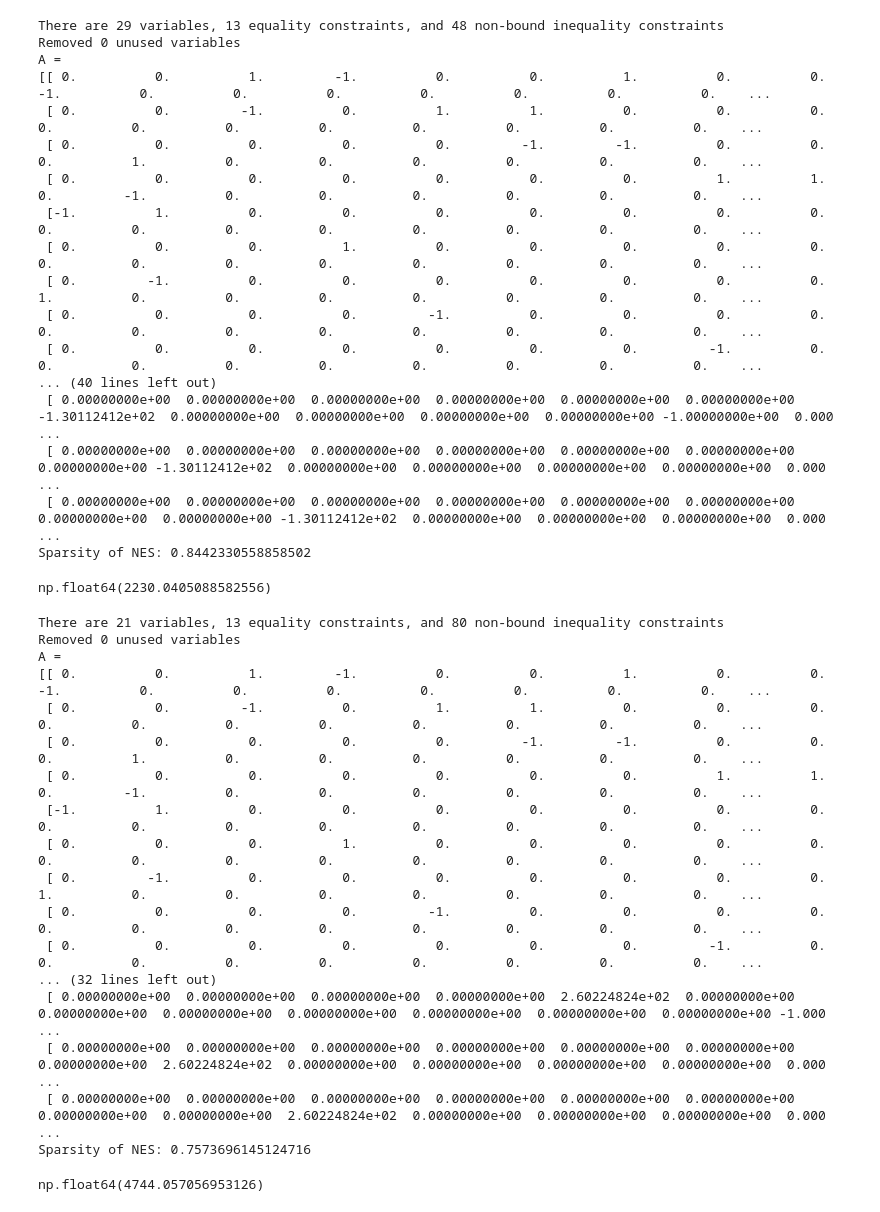
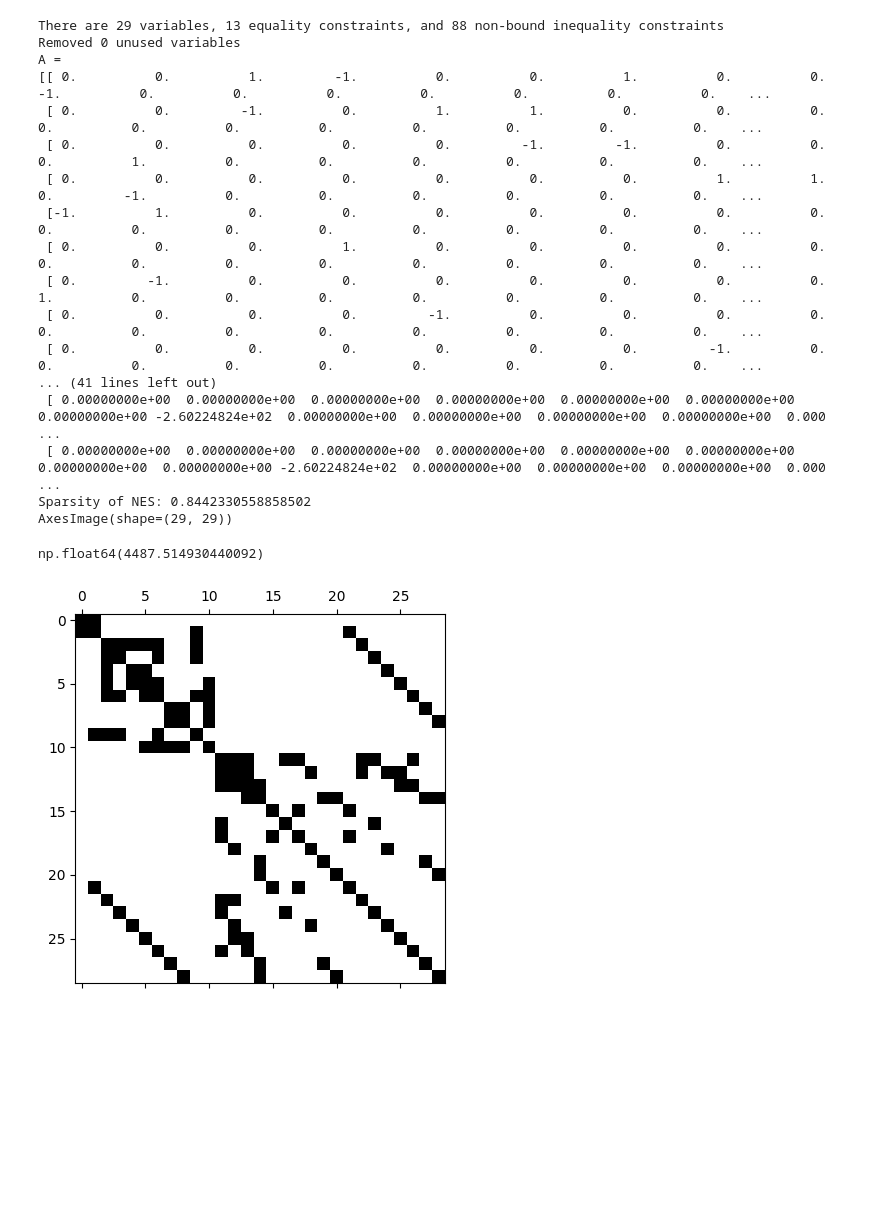
Before and after one commit to micpap25/ENG-QUANT, a Jupyter notebook: experiments/cond_unimodular_test.ipynb, the cells around one changed output. Drawn from its saved outputs; the diff is of its cells as text; code cells hidden in the pictures; blank space fills up the shorter version.

```diff
--- a/experiments/cond_unimodular_test.ipynb
+++ b/experiments/cond_unimodular_test.ipynb
@@ -108,50 +112,30 @@ np.float64(8.626970447344322)
 # %%
-quadratic_model_lin_approx(5, OUTER_APPROXIMATION, COEFFICIENT_SURROGATE,
+quadratic_model_lin_approx(10, OUTER_APPROXIMATION, COEFFICIENT_SURROGATE,
                                 SURROGATE_BOUND_BELOW, SURROGATE_BOUND_ABOVE,
                                 f_name="model11_quad_reform.json")
 # quadratic_model_lin_approx(LIN_CONSTRAINTS, OUTER_APPROXIMATION, COEFFICIENT_SURROGATE,
 #                                 SURROGATE_BOUND_BELOW, SURROGATE_BOUND_ABOVE,
 #                                 f_name="model11_quad.json")
 # quadratic_lin_approx_no_surrogate(LIN_CONSTRAINTS, True, f_name="model11_quad_reform.json")
 # quadratic_lin_approx_no_surrogate(LIN_CONSTRAINTS, True, f_name="model11_quad.json")
 condition_number_nes_basic(bounds=2, verbose=True)
 # %% [output]
-There are 29 variables, 13 equality constraints, and 48 non-bound inequality constraints
+There are 29 variables, 13 equality constraints, and 88 non-bound inequality constraints
 Removed 0 unused variables
 A =
 [[ 0.          0.          1.         -1.          0.          0.          1.          0.          0.         -1.          0.          0.          0.          0.          0.          0.          0.    ...
  [ 0.          0.         -1.          0.          1.          1.          0.          0.          0.          0.          0.          0.          0.          0.          0.          0.          0.    ...
  [ 0.          0.          0.          0.          0.         -1.         -1.          0.          0.          0.          1.          0.          0.          0.          0.          0.          0.    ...
  [ 0.          0.          0.          0.          0.          0.          0.          1.          1.          0.         -1.          0.          0.          0.          0.          0.          0.    ...
  [-1.          1.          0.          0.          0.          0.          0.          0.          0.          0.          0.          0.          0.          0.          0.          0.          0.    ...
  [ 0.          0.          0.          1.          0.          0.          0.          0.          0.          0.          0.          0.          0.          0.          0.          0.          0.    ...
  [ 0.         -1.          0.          0.          0.          0.          0.          0.          0.          1.          0.          0.          0.          0.          0.          0.          0.    ...
  [ 0.          0.          0.          0.         -1.          0.          0.          0.          0.          0.          0.          0.          0.          0.          0.          0.          0.    ...
  [ 0.          0.          0.          0.          0.          0.          0.         -1.          0.          0.          0.          0.          0.          0.          0.          0.          0.    ...
-... (40 lines left out)
- [ 0.00000000e+00  0.00000000e+00  0.00000000e+00  0.00000000e+00  0.00000000e+00  0.00000000e+00 -1.30112412e+02  0.00000000e+00  0.00000000e+00  0.00000000e+00  0.00000000e+00 -1.00000000e+00  0.000 ...
- [ 0.00000000e+00  0.00000000e+00  0.00000000e+00  0.00000000e+00  0.00000000e+00  0.00000000e+00  0.00000000e+00 -1.30112412e+02  0.00000000e+00  0.00000000e+00  0.00000000e+00  0.00000000e+00  0.000 ...
- [ 0.00000000e+00  0.00000000e+00  0.00000000e+00  0.00000000e+00  0.00000000e+00  0.00000000e+00  0.00000000e+00  0.00000000e+00 -1.30112412e+02  0.00000000e+00  0.00000000e+00  0.00000000e+00  0.000 ...
+... (41 lines left out)
+ [ 0.00000000e+00  0.00000000e+00  0.00000000e+00  0.00000000e+00  0.00000000e+00  0.00000000e+00  0.00000000e+00 -2.60224824e+02  0.00000000e+00  0.00000000e+00  0.00000000e+00  0.00000000e+00  0.000 ...
+ [ 0.00000000e+00  0.00000000e+00  0.00000000e+00  0.00000000e+00  0.00000000e+00  0.00000000e+00  0.00000000e+00  0.00000000e+00 -2.60224824e+02  0.00000000e+00  0.00000000e+00  0.00000000e+00  0.000 ...
 Sparsity of NES: 0.8442330558858502
+AxesImage(shape=(29, 29))
-np.float64(2230.0405088582556)
+np.float64(4487.514930440092)
+[figure, added]
-# %%
-condition_number_nes_basic(f_name="Model11_lp.json", verbose=True)
-# %% [output]
-There are 21 variables, 13 equality constraints, and 80 non-bound inequality constraints
-Removed 0 unused variables
-A =
-[[ 0.          0.          1.         -1.          0.          0.          1.          0.          0.         -1.          0.          0.          0.          0.          0.          0.          0.    ...
- [ 0.          0.         -1.          0.          1.          1.          0.          0.          0.          0.          0.          0.          0.          0.          0.          0.          0.    ...
- [ 0.          0.          0.          0.          0.         -1.         -1.          0.          0.          0.          1.          0.          0.          0.          0.          0.          0.    ...
- [ 0.          0.          0.          0.          0.          0.          0.          1.          1.          0.         -1.          0.          0.          0.          0.          0.          0.    ...
- [-1.          1.          0.          0.          0.          0.          0.          0.          0.          0.          0.          0.          0.          0.          0.          0.          0.    ...
- [ 0.          0.          0.          1.          0.          0.          0.          0.          0.          0.          0.          0.          0.          0.          0.          0.          0.    ...
- [ 0.         -1.          0.          0.          0.          0.          0.          0.          0.          1.          0.          0.          0.          0.          0.          0.          0.    ...
- [ 0.          0.          0.          0.         -1.          0.          0.          0.          0.          0.          0.          0.          0.          0.          0.          0.          0.    ...
- [ 0.          0.          0.          0.          0.          0.          0.         -1.          0.          0.          0.          0.          0.          0.          0.          0.          0.    ...
-... (32 lines left out)
- [ 0.00000000e+00  0.00000000e+00  0.00000000e+00  0.00000000e+00  2.60224824e+02  0.00000000e+00  0.00000000e+00  0.00000000e+00  0.00000000e+00  0.00000000e+00  0.00000000e+00  0.00000000e+00 -1.000 ...
- [ 0.00000000e+00  0.00000000e+00  0.00000000e+00  0.00000000e+00  0.00000000e+00  0.00000000e+00  0.00000000e+00  2.60224824e+02  0.00000000e+00  0.00000000e+00  0.00000000e+00  0.00000000e+00  0.000 ...
- [ 0.00000000e+00  0.00000000e+00  0.00000000e+00  0.00000000e+00  0.00000000e+00  0.00000000e+00  0.00000000e+00  0.00000000e+00  2.60224824e+02  0.00000000e+00  0.00000000e+00  0.00000000e+00  0.000 ...
-Sparsity of NES: 0.7573696145124716
-np.float64(4744.057056953126)
```
Also changed, not shown: parts of 6 cells of this notebook, 7 other files.
